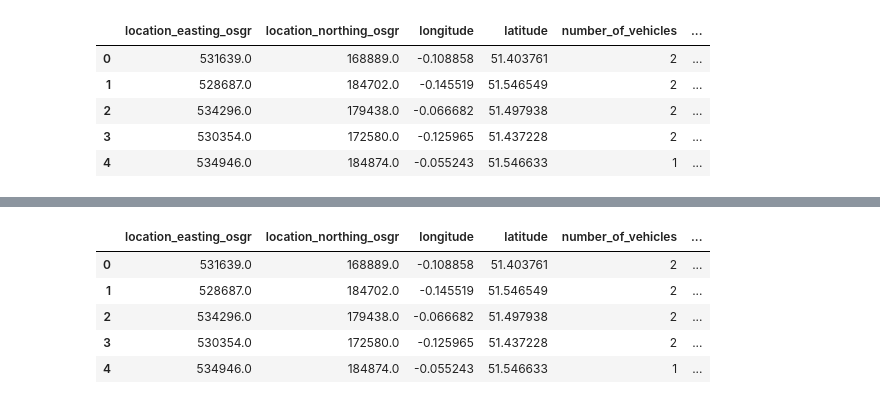
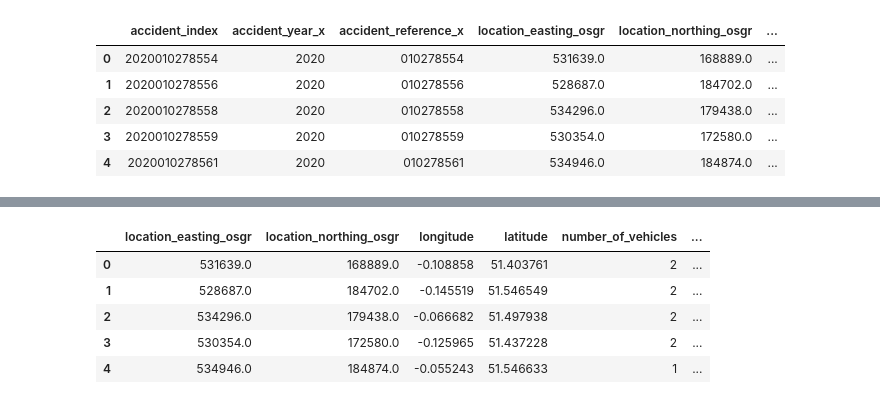
Before and after one commit to Tsesterh/Road_Accidents, a Jupyter notebook: Preprocessing.ipynb, the cells around one changed output, grey strips where cells are left out. Cells and saved outputs as stored; diff of their text form; code cells hidden in the pictures.

```diff
--- a/Preprocessing.ipynb
+++ b/Preprocessing.ipynb
@@ -7,0 +5,4 @@ from sklearn.impute import SimpleImputer
+# %%
+accidents = pd.read_csv('datasets/dft-road-casualty-statistics-accident-2020.csv')
+casualty = pd.read_csv('datasets/dft-road-casualty-statistics-casualty-2020.csv')
+vehicles = pd.read_csv('datasets/dft-road-casualty-statistics-vehicle-2020.csv')
@@ -8,3 +13,10 @@ from sklearn.impute import SimpleImputer
 # %%
 pd.set_option('display.max_columns', None)
-ac = pd.read_csv('result_filtered.csv')
+ac.head()
+# %% [output]
+|  | accident_index | accident_year_x | accident_reference_x | location_easting_osgr | location_northing_osgr | ... |
+| 0 | 2020010278554 | 2020 | 010278554 | 531639.0 | 168889.0 | ... |
+| 1 | 2020010278556 | 2020 | 010278556 | 528687.0 | 184702.0 | ... |
+| 2 | 2020010278558 | 2020 | 010278558 | 534296.0 | 179438.0 | ... |
+| 3 | 2020010278559 | 2020 | 010278559 | 530354.0 | 172580.0 | ... |
+| 4 | 2020010278561 | 2020 | 010278561 | 534946.0 | 184874.0 | ... |
@@ -13,9 +22,0 @@ ac = pd.read_csv('result_filtered.csv')
-# %%
-ac.head()
-# %% [output]
-|  | location_easting_osgr | location_northing_osgr | longitude | latitude | number_of_vehicles | ... |
-| 0 | 531639.0 | 168889.0 | -0.108858 | 51.403761 | 2 | ... |
-| 1 | 528687.0 | 184702.0 | -0.145519 | 51.546549 | 2 | ... |
-| 2 | 534296.0 | 179438.0 | -0.066682 | 51.497938 | 2 | ... |
-| 3 | 530354.0 | 172580.0 | -0.125965 | 51.437228 | 2 | ... |
-| 4 | 534946.0 | 184874.0 | -0.055243 | 51.546633 | 1 | ... |
```
Also changed, not shown: parts of 19 cells of this notebook, 2 other files.
